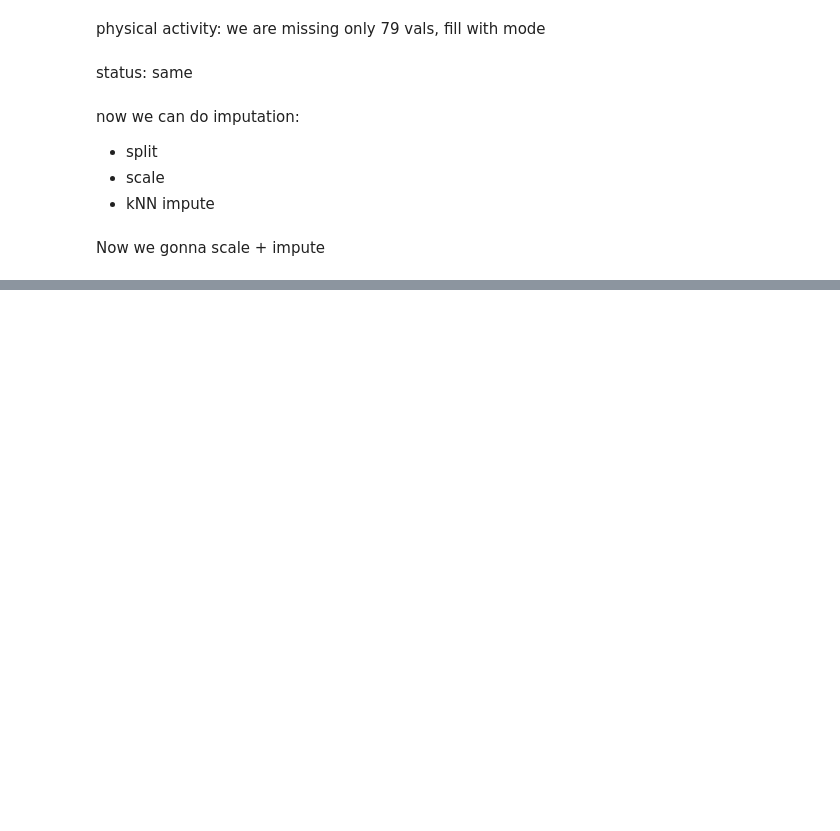
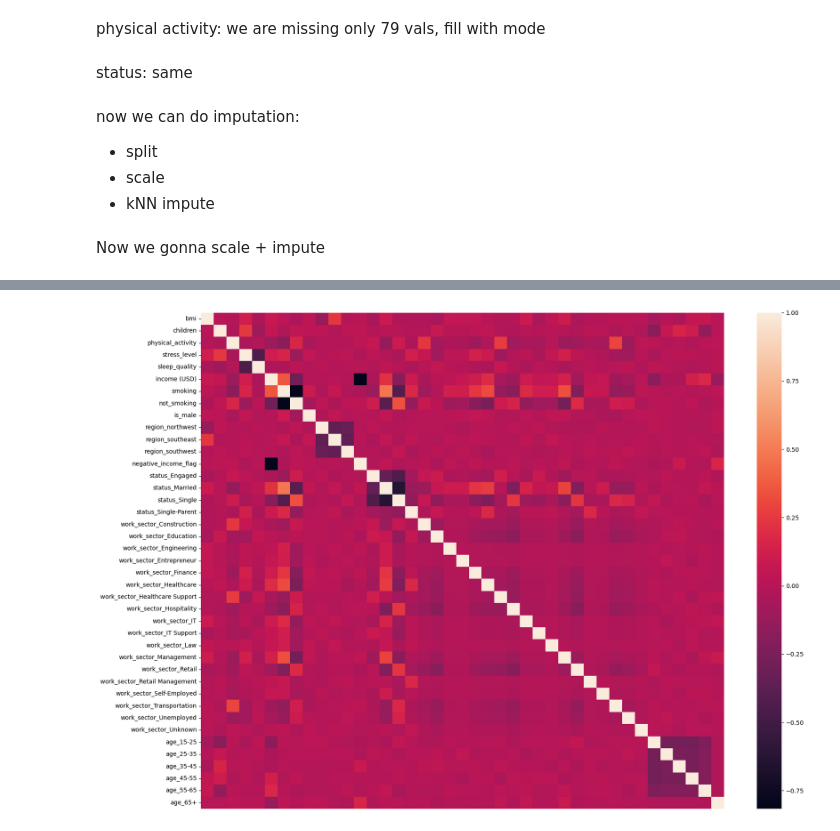
Before and after one commit to artem-starodubtsev/Supervised-learning-SUPSI, a Jupyter notebook: 1_midterm/main.ipynb, the cells around one changed output, grey strips where cells are left out. Cells and saved outputs as stored; diff of their text form; code cells hidden in the pictures; blank space fills up the shorter version.

```diff
--- a/1_midterm/main.ipynb
+++ b/1_midterm/main.ipynb
@@ -305,0 +352,15 @@ X_train
+# %%
+cat_cols = ['status', 'work_sector', 'age']
+
+encoder = sk.preprocessing.OneHotEncoder(handle_unknown='ignore', sparse_output=False)
+
+Xtr_cat = encoder.fit_transform(X_train[cat_cols])
+Xte_cat = encoder.transform(X_test[cat_cols])
+
+cat_names = encoder.get_feature_names_out(cat_cols)
+Xtr_cat = pd.DataFrame(Xtr_cat, index=X_train.index, columns=cat_names)
+Xte_cat = pd.DataFrame(Xte_cat, index=X_test.index,  columns=cat_names)
+
+num_cols = [c for c in X_train.columns if c not in cat_cols]
+X_train = pd.concat([X_train[num_cols].reset_index(drop=True), Xtr_cat.reset_index(drop=True)], axis=1)
+X_test = pd.concat([X_test[num_cols].reset_index(drop=True),  Xte_cat.reset_index(drop=True)],  axis=1)
@@ -343,0 +451,7 @@ dtype: int64
+# %%
+plt.figure(figsize=(18, 12))
+ax = sns.heatmap(X_train.corr(),)
+ax.tick_params( bottom=False, labelbottom=False)
+plt.tight_layout(); plt.show()
+# %% [output]
+[figure, added]
```
Also changed, not shown: parts of 21 cells of this notebook.
